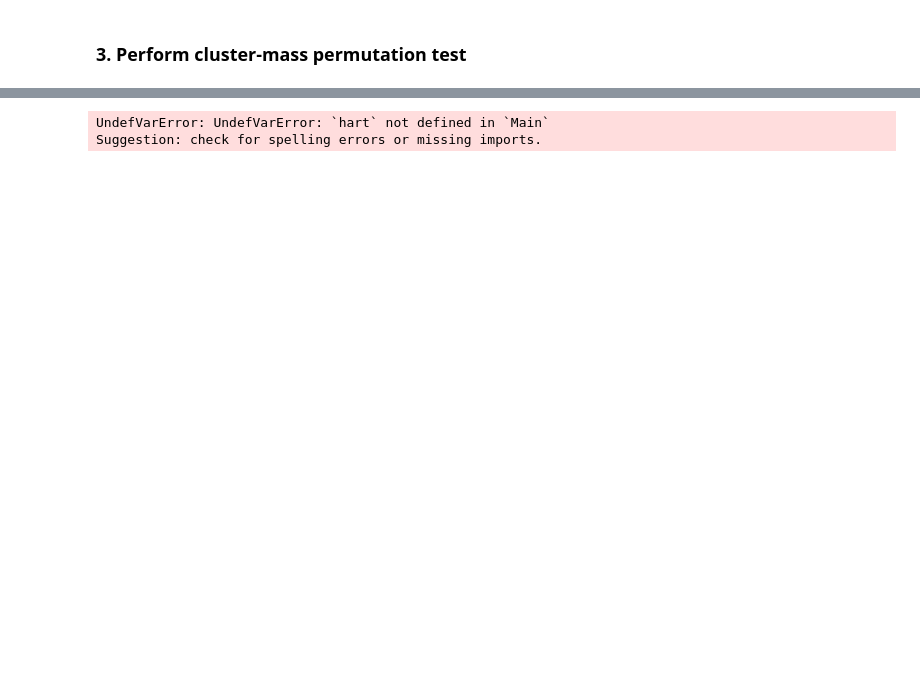
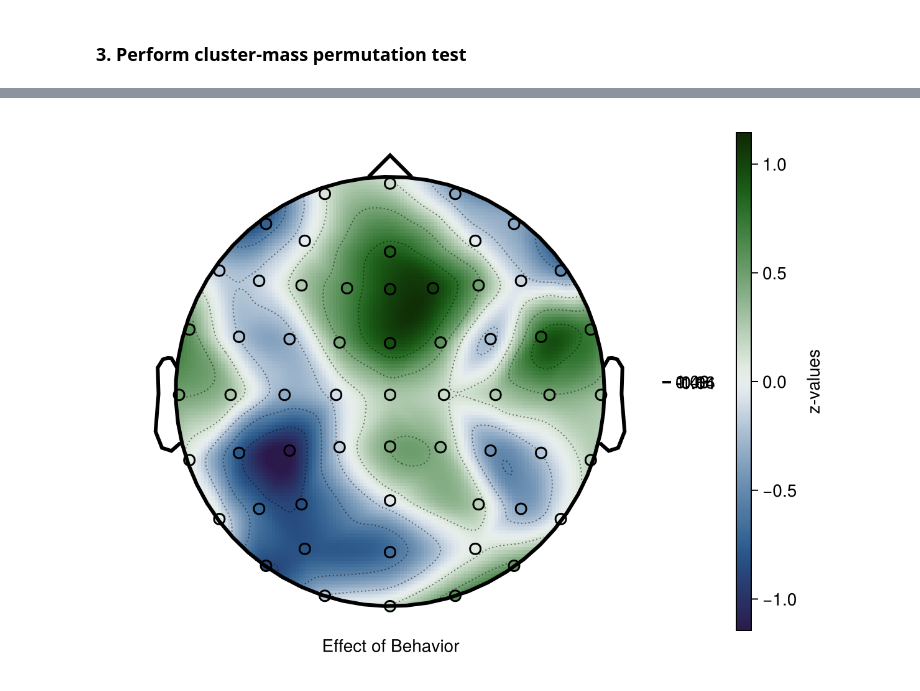
Before and after one commit to rosagross/ClusterComputation, a Jupyter notebook: notebooks/tutorial_notebook_Magda.ipynb, the cells around one changed output, grey strips where cells are left out. Cells and saved outputs as stored; diff of their text form; code cells hidden in the pictures; blank space fills up the shorter version.

```diff
--- a/notebooks/tutorial_notebook_Magda.ipynb
+++ b/notebooks/tutorial_notebook_Magda.ipynb
@@ -418,16 +385,53 @@ pvals_clustermass .< 0.05
 # %%
 # create topoplot and butterfly plot for selected channels only
-pos3d = hart.electrodes["pos"][channel_idx, :]  # 32x3 matrix for selected channels
-pos2d = [Point2f(pos3d[i,1], pos3d[i,2]) for i in 1:size(pos3d,1)]  # convert to 2D points for topoplot
+
+#pos3d = hart.electrodes["pos"][channel_idx, :]  # 32x3 matrix for selected channels
+#pos2d = [Point2f(pos3d[i,1], pos3d[i,2]) for i in 1:size(pos3d,1)]  # convert to 2D points for topoplot
 sig_mask = pvals_clustermass .< 0.05
+
 cluster_data = copy(z_vals)
+plot_data = reshape(cluster_data, size(cluster_data)..., 1)  # reshape for plotting (or use df)
+
+min_val, max_val = extrema(plot_data)
+limit = max(abs(min_val), abs(max_val))  # get the limits
+
 #cluster_data[.!sig_mask] .= 0.0  # Set non-significant to zero (or NaN)
 # Ensure correct orientation: time x channels
 df = DataFrame(
     :estimate => vec(cluster_data),  # no transpose, time is slow axis, channels is fast axis
     :channel => repeat(1:size(cluster_data, 1), outer = size(cluster_data, 2)),
     :time => repeat(1:size(cluster_data, 2), inner = size(cluster_data, 1))
 )
+
+# Highlight significant channels: a channel is significant if any time point is significant for it
+sig_ch = [any(sig_mask[ch, :]) for ch in 1:n_channels]
+
+marker_colors = [is_sig ? :orange : :black for is_sig in sig_ch] # Set marker color: orange for significant, black for others
+strokes = [is_sig ? 3 : 1.5 for is_sig in sig_ch]
+sizes = fill(12, 59)
+
+fig = Figure()
+
+plot_topoplot!(
+    fig[1, 1],
+    plot_data[:, 1, 1];  # df
+    positions = pos2d,
+    #mapping=(; y=:estimate),
+    axis = (; xlabel = "Effect of Behavior"),
+    visual = (; colormap = :cork, contours = true, colorrange = (-limit, limit)),  # this is a hack
+    #colorbar = (; limits = (-2.3, 2.3)),
+    #colorbar = (; colorrange = (-2.3, 2.3)),
+    #colorbar = (; height = 150, label = "z-values"), #, limits = (-4.5, 4.5)),
+    colorbar = (;  label = "", width=1, height=1), # height
+    topo_attributes = (;
+        label_scatter = (;
+            markersize = sizes,
+            strokecolor = marker_colors,
+            strokewidth = strokes)),
+    )
+
+Colorbar(fig[1, 2], colorrange = (-limit, limit), colormap = :cork, label = "z-values", height = 400)  # hack because colorbar does not match what I specify
+#fig.colorrange = (-2.3, 2.3)
+fig
 # %% [output]
-UndefVarError: UndefVarError: `hart` not defined in `Main`
-Suggestion: check for spelling errors or missing imports.
+[figure, added]
```
Also changed, not shown: parts of 14 cells of this notebook, 2 other files.
